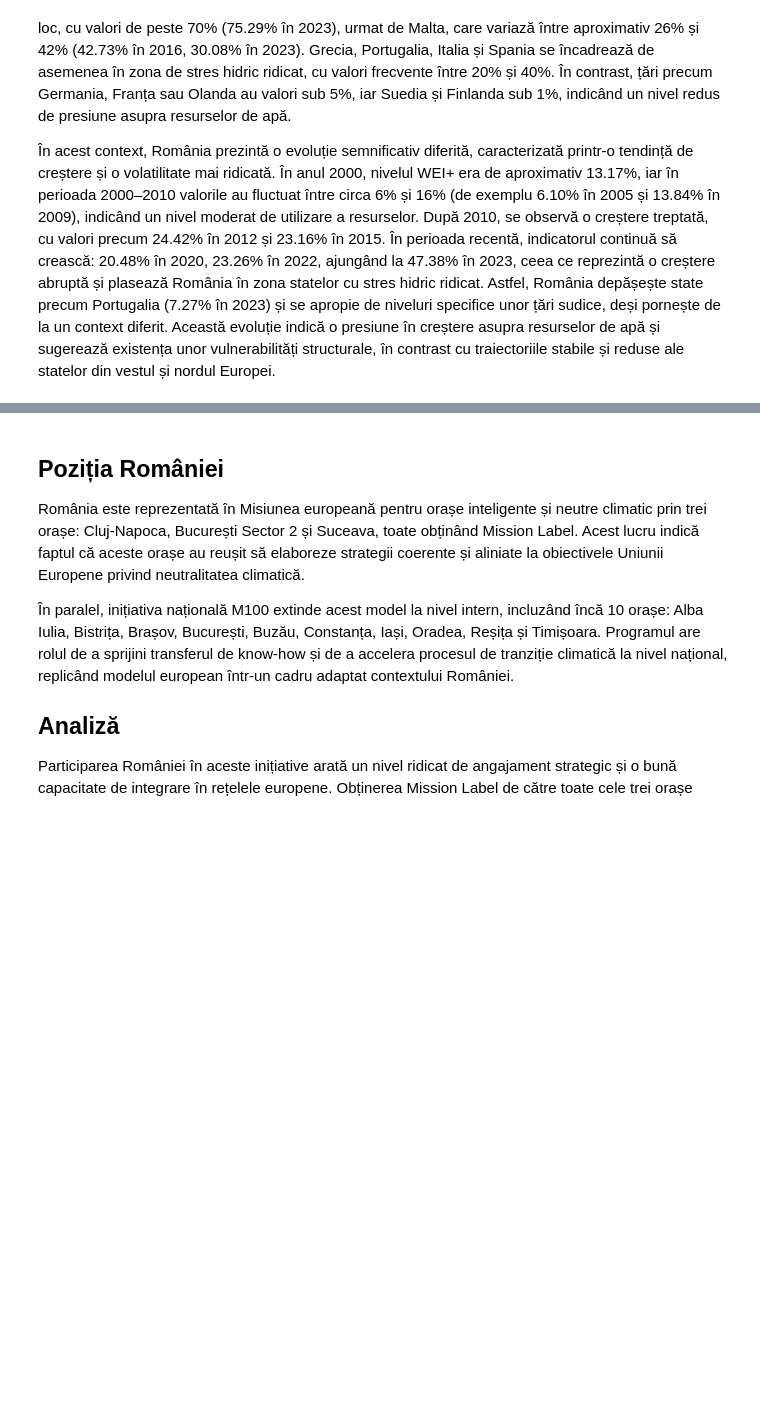
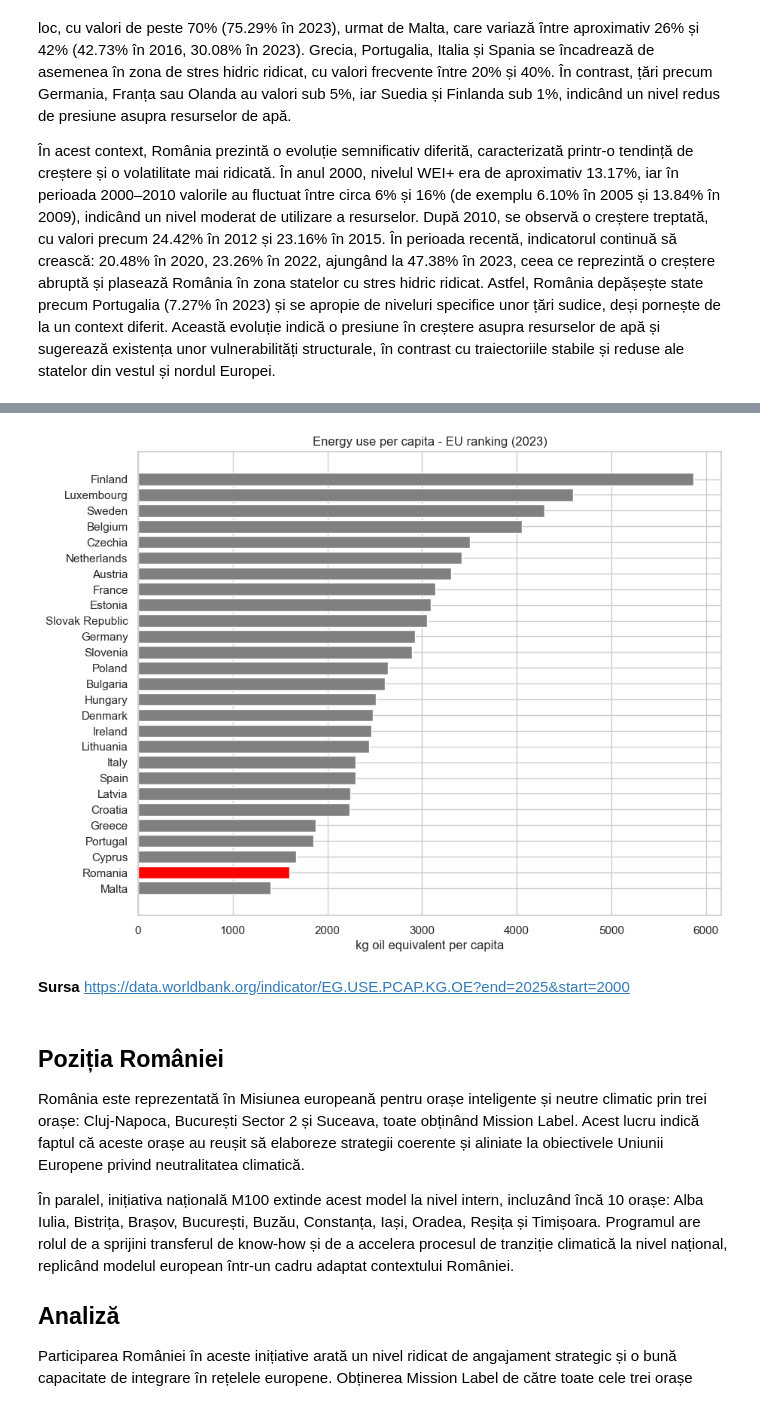
Before and after one commit to TimoscoAdelina/ICI_Proiect, a Jupyter notebook: notebooks/02_Romania_vs_Ue.ipynb, the cells around one changed output, grey strips where cells are left out. Drawn from its saved outputs; the diff is of its cells as text; code cells hidden in the pictures; blank space fills up the shorter version.

```diff
--- a/notebooks/02_Romania_vs_Ue.ipynb
+++ b/notebooks/02_Romania_vs_Ue.ipynb
@@ -788,3 +807,31 @@ plt.show()
+# %%
+df_latest = df_eu_long[df_eu_long["year"] == 2023].copy()
+
+# adaugam Romania
+df_latest = pd.concat([
+    df_latest,
+    df_ro[df_ro["year"] == 2023][["year", "value", "country"]]
+])
+# %%
+df_latest = df_latest.sort_values("value", ascending=False)
+# %%
+plt.figure(figsize=(10,8))
+
+colors = ["red" if c == "Romania" else "gray" for c in df_latest["country"]]
+
+plt.barh(df_latest["country"], df_latest["value"], color=colors)
+
+plt.gca().invert_yaxis()
+
+plt.title("Energy use per capita - EU ranking (2023)")
+plt.xlabel("kg oil equivalent per capita")
+
+plt.show()
+# %% [output]
+[figure, added]
+# %% [markdown]
+**Sursa**
+https://data.worldbank.org/indicator/EG.USE.PCAP.KG.OE?end=2025&start=2000
 # %% [markdown]
 ## Poziția României
 
```
Also changed, not shown: parts of 14 cells of this notebook, 4 other files.
